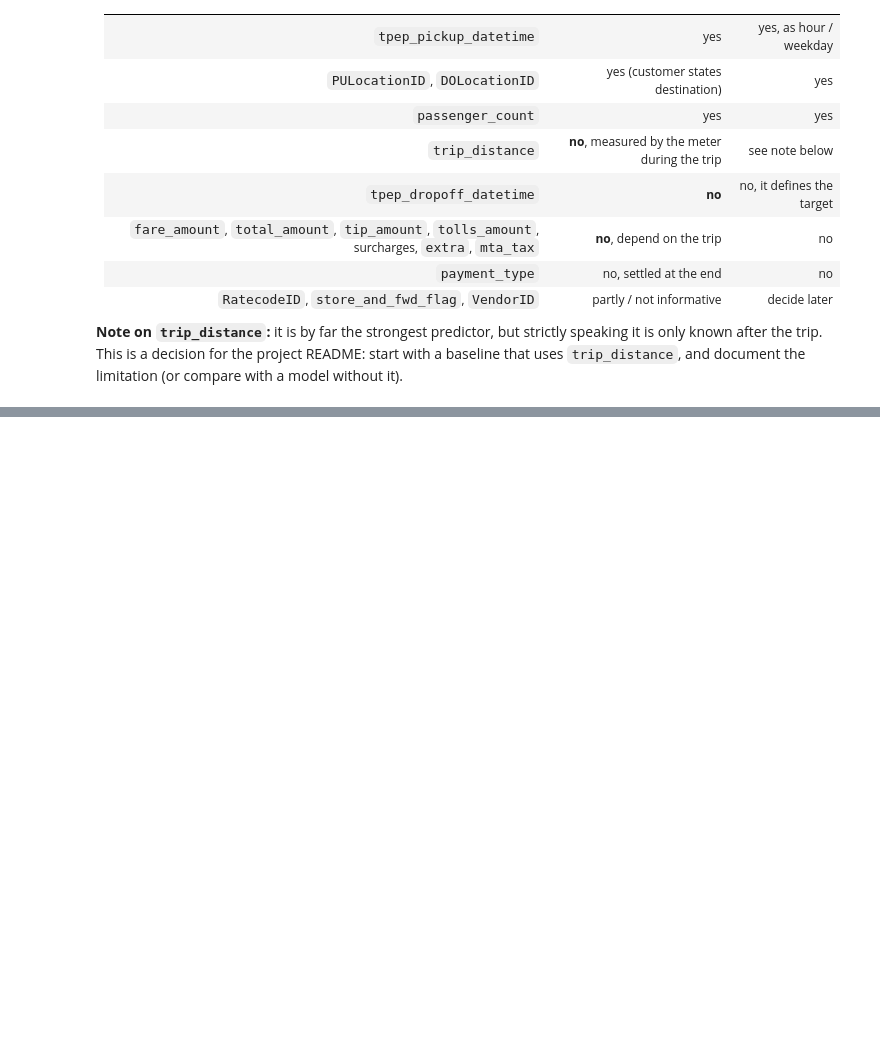
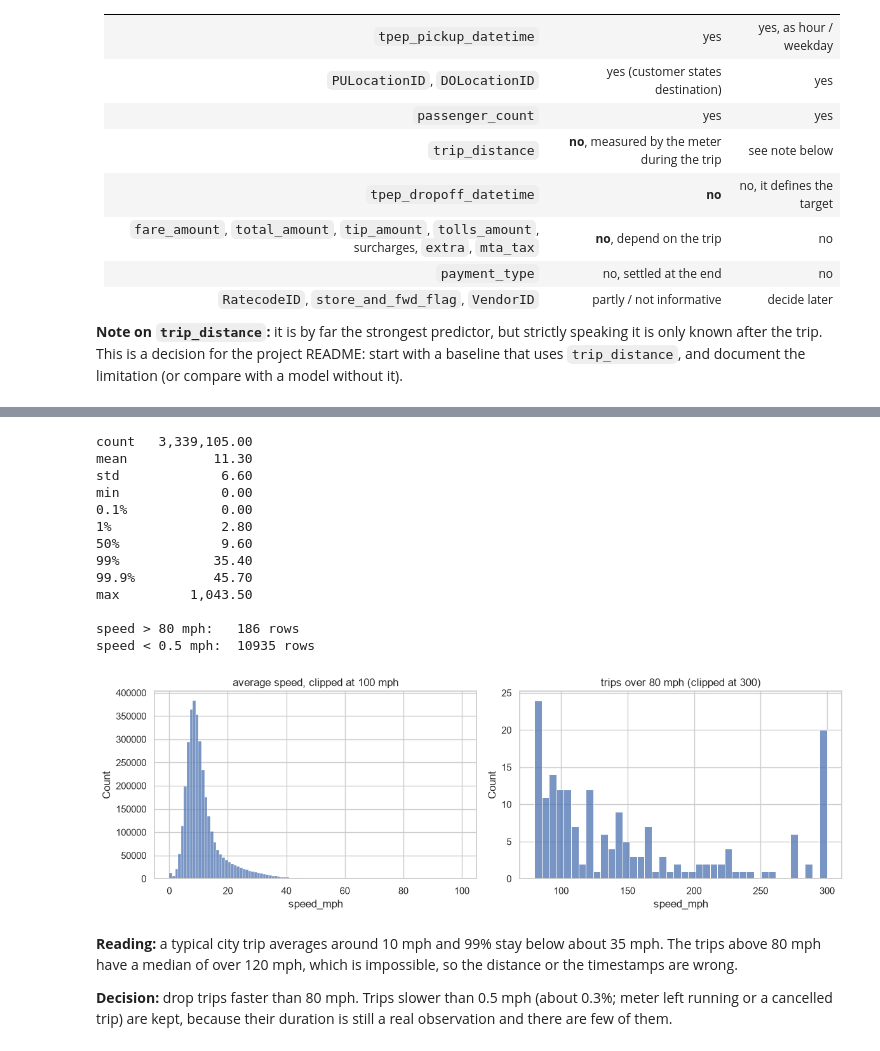
Before and after one commit to FlorianEbner96/NYC-Yellow-Taxi-ML-Deployment-Pipeline, a Jupyter notebook: notebooks/01_explore_yellow_taxi.ipynb, the cells around one changed output, grey strips where cells are left out. Drawn from its saved outputs; the diff is of its cells as text; code cells hidden in the pictures; blank space fills up the shorter version.

```diff
--- a/notebooks/01_explore_yellow_taxi.ipynb
+++ b/notebooks/01_explore_yellow_taxi.ipynb
@@ -197,0 +234,34 @@ The API will be called **before the trip is over**, so it can only send what is
+# %%
+ok = df[df["duration"].between(1, 60) & df["trip_distance"].between(0, 100, inclusive="right")].copy()
+ok["speed_mph"] = ok["trip_distance"] / (ok["duration"] / 60)
+
+print(ok["speed_mph"].describe(percentiles=[0.001, 0.01, 0.5, 0.99, 0.999]).round(1).to_string())
+print()
+print("speed > 80 mph:  ", (ok["speed_mph"] > 80).sum(), "rows")
+print("speed < 0.5 mph: ", (ok["speed_mph"] < 0.5).sum(), "rows")
+
+fig, axes = plt.subplots(1, 2, figsize=(12, 4))
+sns.histplot(ok["speed_mph"].clip(0, 100), bins=100, ax=axes[0])
+axes[0].set_title("average speed, clipped at 100 mph")
+sns.histplot(ok.loc[ok["speed_mph"] > 80, "speed_mph"].clip(upper=300), bins=40, ax=axes[1])
+axes[1].set_title("trips over 80 mph (clipped at 300)")
+plt.tight_layout()
+# %% [output]
+count   3,339,105.00
+mean           11.30
+std             6.60
+min             0.00
+0.1%            0.00
+1%              2.80
+50%             9.60
+99%            35.40
+99.9%          45.70
+max         1,043.50
+
+speed > 80 mph:   186 rows
+speed < 0.5 mph:  10935 rows
+[figure, added]
+# %% [markdown]
+**Reading:** a typical city trip averages around 10 mph and 99% stay below about 35 mph. The trips above 80 mph have a median of over 120 mph, which is impossible, so the distance or the timestamps are wrong.
+
+**Decision:** drop trips faster than 80 mph. Trips slower than 0.5 mph (about 0.3%; meter left running or a cancelled trip) are kept, because their duration is still a real observation and there are few of them.
```
Also changed, not shown: parts of 10 cells of this notebook, 9 other files.
